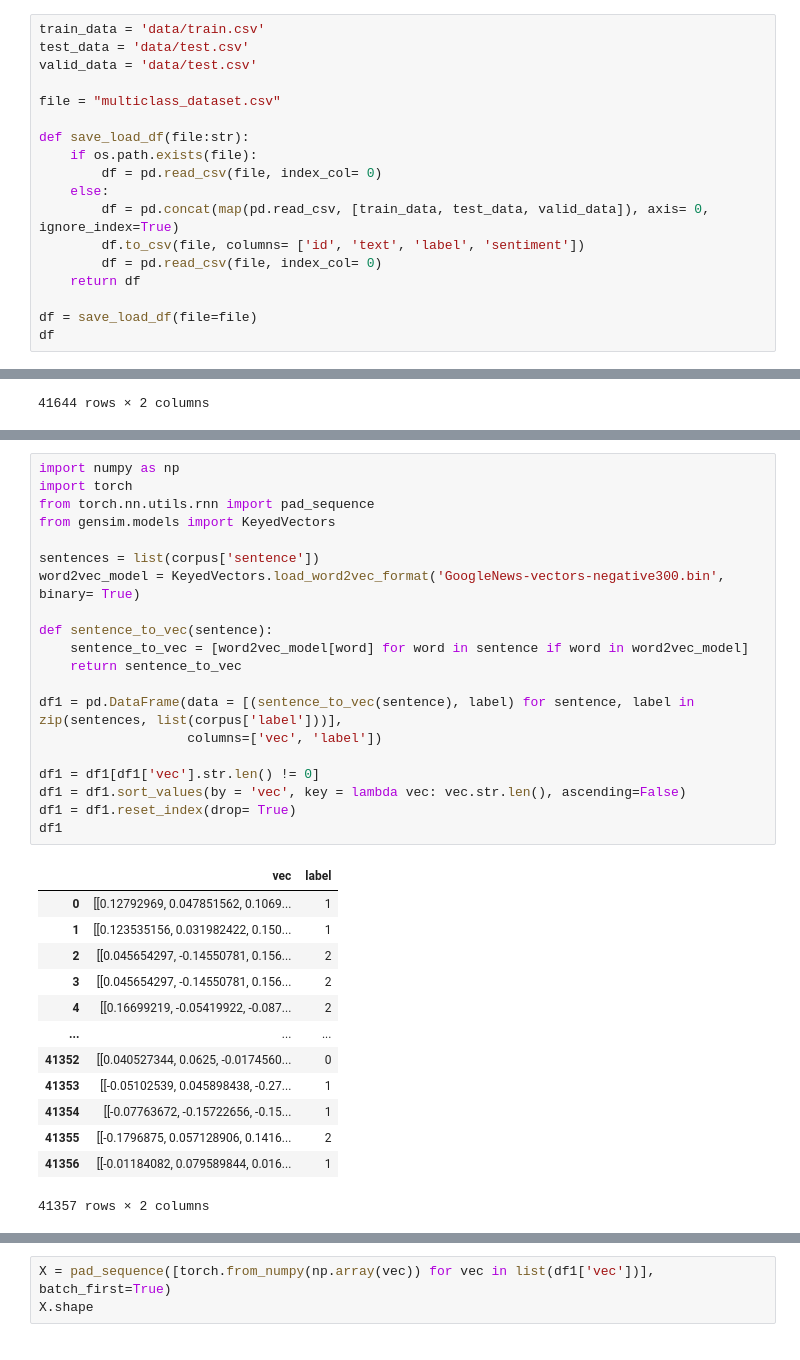
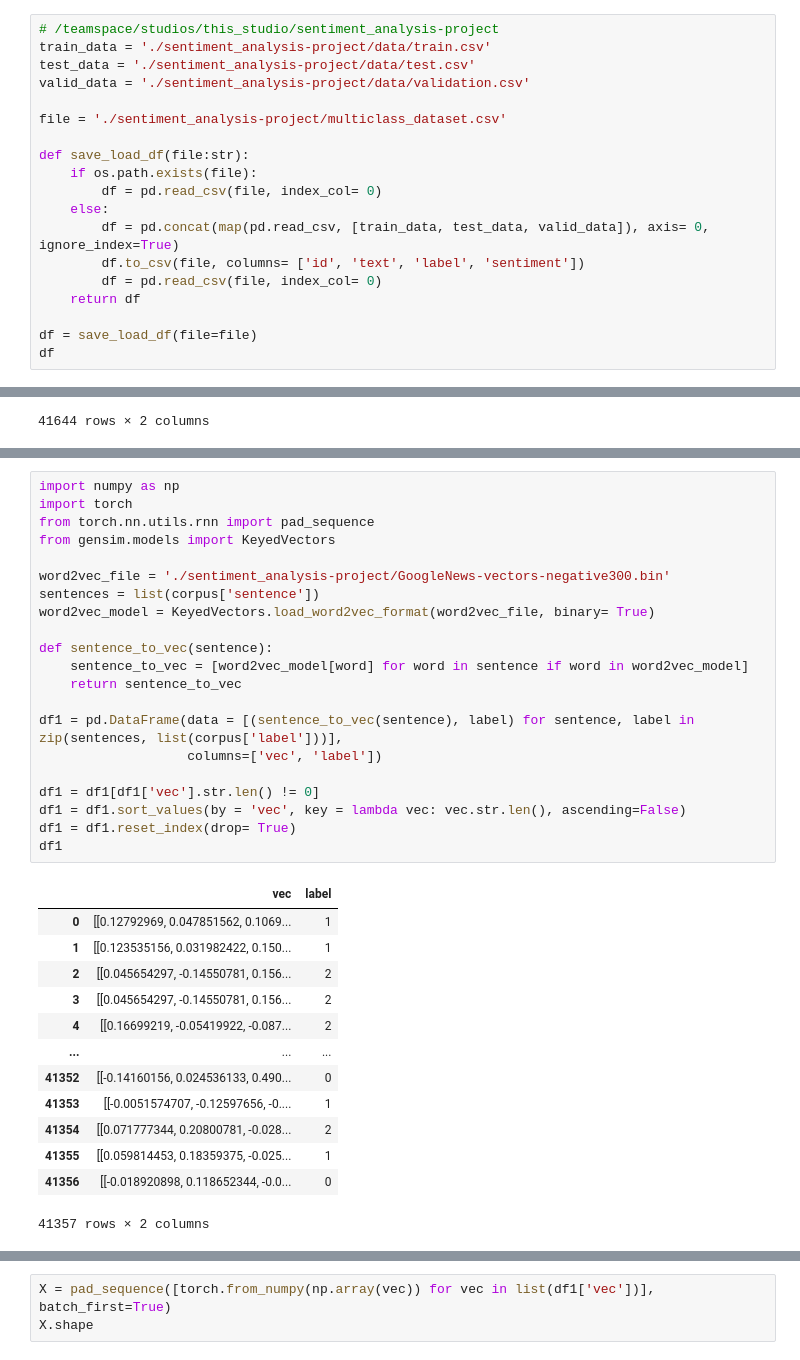
Before and after one commit to mohourzik/sentiment_analysis-project, a Jupyter notebook: word2vec.ipynb, the cells around one changed output, grey strips where cells are left out. Drawn from its saved outputs; the diff is of its cells as text.

Commit message:
update word2vec file

```diff
--- a/word2vec.ipynb
+++ b/word2vec.ipynb
@@ -8,11 +8,12 @@ from nltk.corpus import stopwords
 from nltk.stem import WordNetLemmatizer
 import string
 # %%
-train_data = 'data/train.csv'
-test_data = 'data/test.csv'
-valid_data = 'data/test.csv'
+# /teamspace/studios/this_studio/sentiment_analysis-project
+train_data = './sentiment_analysis-project/data/train.csv'
+test_data = './sentiment_analysis-project/data/test.csv'
+valid_data = './sentiment_analysis-project/data/validation.csv'
 
-file = "multiclass_dataset.csv"
+file = './sentiment_analysis-project/multiclass_dataset.csv'
 
 def save_load_df(file:str):
     if os.path.exists(file):
@@ -165,36 +166,37 @@ corpus
 # %%
 import numpy as np
 import torch
 from torch.nn.utils.rnn import pad_sequence
 from gensim.models import KeyedVectors
 
+word2vec_file = './sentiment_analysis-project/GoogleNews-vectors-negative300.bin'
 sentences = list(corpus['sentence'])
-word2vec_model = KeyedVectors.load_word2vec_format('GoogleNews-vectors-negative300.bin', binary= True)
+word2vec_model = KeyedVectors.load_word2vec_format(word2vec_file, binary= True)
 
 def sentence_to_vec(sentence):
     sentence_to_vec = [word2vec_model[word] for word in sentence if word in word2vec_model]
     return sentence_to_vec
 
 df1 = pd.DataFrame(data = [(sentence_to_vec(sentence), label) for sentence, label in zip(sentences, list(corpus['label']))],
                    columns=['vec', 'label'])
 
 df1 = df1[df1['vec'].str.len() != 0]
 df1 = df1.sort_values(by = 'vec', key = lambda vec: vec.str.len(), ascending=False)
 df1 = df1.reset_index(drop= True)
 df1
 # %% [output]
 |  | vec | label |
 | 0 | [[0.12792969, 0.047851562, 0.1069... | 1 |
 | 1 | [[0.123535156, 0.031982422, 0.150... | 1 |
 | 2 | [[0.045654297, -0.14550781, 0.156... | 2 |
 | 3 | [[0.045654297, -0.14550781, 0.156... | 2 |
 | 4 | [[0.16699219, -0.05419922, -0.087... | 2 |
 | ... | ... | ... |
-| 41352 | [[0.040527344, 0.0625, -0.0174560... | 0 |
-| 41353 | [[-0.05102539, 0.045898438, -0.27... | 1 |
-| 41354 | [[-0.07763672, -0.15722656, -0.15... | 1 |
-| 41355 | [[-0.1796875, 0.057128906, 0.1416... | 2 |
-| 41356 | [[-0.01184082, 0.079589844, 0.016... | 1 |
+| 41352 | [[-0.14160156, 0.024536133, 0.490... | 0 |
+| 41353 | [[-0.0051574707, -0.12597656, -0.... | 1 |
+| 41354 | [[0.071777344, 0.20800781, -0.028... | 2 |
+| 41355 | [[0.059814453, 0.18359375, -0.025... | 1 |
+| 41356 | [[-0.018920898, 0.118652344, -0.0... | 0 |
 41357 rows × 2 columns
 # %%
 # [len(vec) for vec in list(df1['vec']) if len(vec) <= 64]
```
Also changed, not shown: parts of 6 cells of this notebook.
